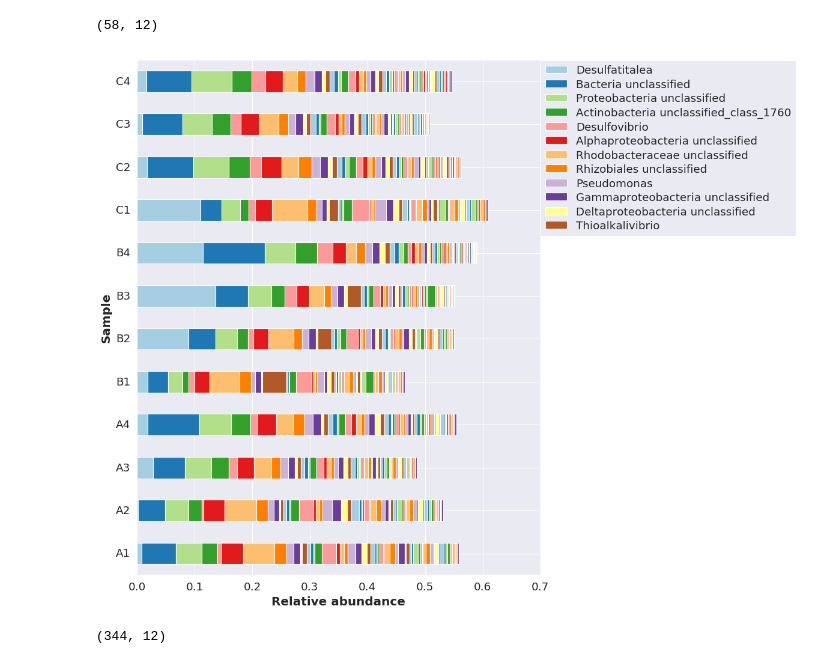
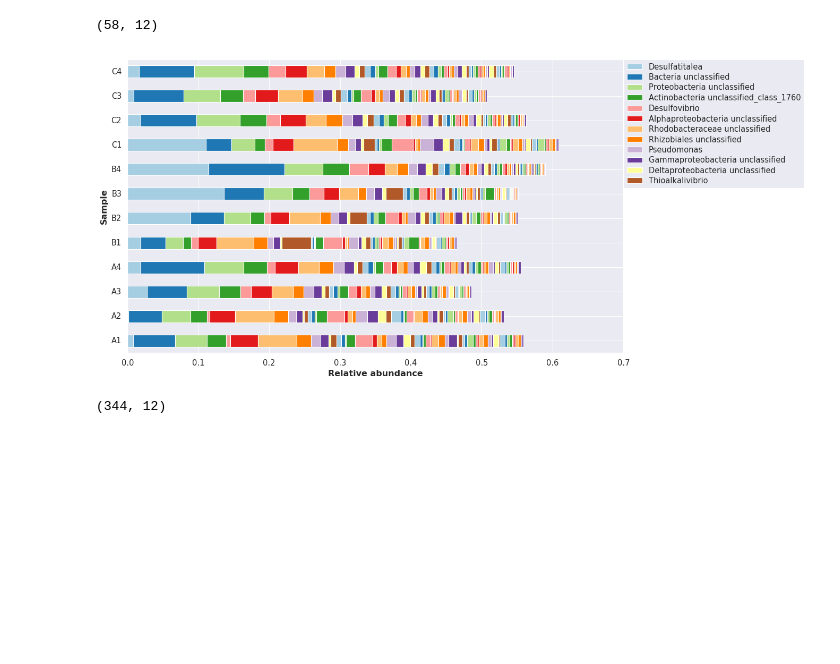
Before and after one commit to valdeanda/Time_series_mats, a Jupyter notebook: scripts/Diversity.ipynb, the cells around one changed output. Cells and saved outputs as stored; diff of their text form; code cells hidden in the pictures; blank space fills up the shorter version.

```diff
--- a/scripts/Diversity.ipynb
+++ b/scripts/Diversity.ipynb
@@ -222,21 +222,21 @@ df2plot.shape
 plt.style.use('classic')
 # %%
 #sns.set_style("white")
-sns.set(font_scale=1.5)
-ax1=df2plot.T.plot(kind='barh',stacked=True,color=colors,figsize=(15,12))
+sns.set(font_scale=1.2)
+ax1=df2plot.T.plot(kind='barh',stacked=True,color=colors,figsize=(17,8))
 plt.ylabel("Sample", weight='bold')
 plt.xlabel("Relative abundance", weight="bold")
 plt.legend(bbox_to_anchor=(1, 1), loc=2, borderaxespad=0.05 ,labelspacing=0.25)
 lines, labels = ax1.get_legend_handles_labels()
 ax1.legend(lines[:20], labels[:12], bbox_to_anchor=(1, 1), loc=2, borderaxespad=0.05 ,labelspacing=0.3)
 
 #legend botom
 #ax1.legend(lines[:20], labels[:12], bbox_to_anchor=(0.5, -0.05), loc='upper center', borderaxespad=2 ,labelspacing=0.3,
 #          ncol=2, mode="expand", title='Family')
 plt.tight_layout()
 plt.savefig("../figures/04_Figure2_poster.png",dpi=800,)
 # %% [output]
-[figure, old version]
+[figure, new version]
 # %%
 coreRB=core[core<=0.01]
 coreRB=coreRB.dropna()
```
Also changed, not shown: parts of 2 cells of this notebook, 4 other files.
